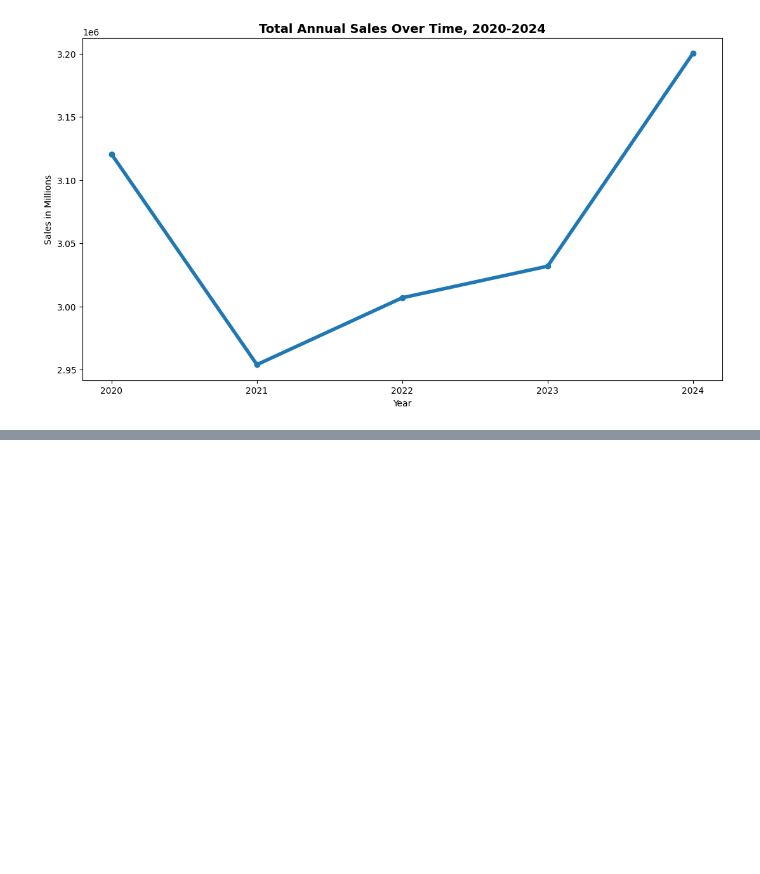
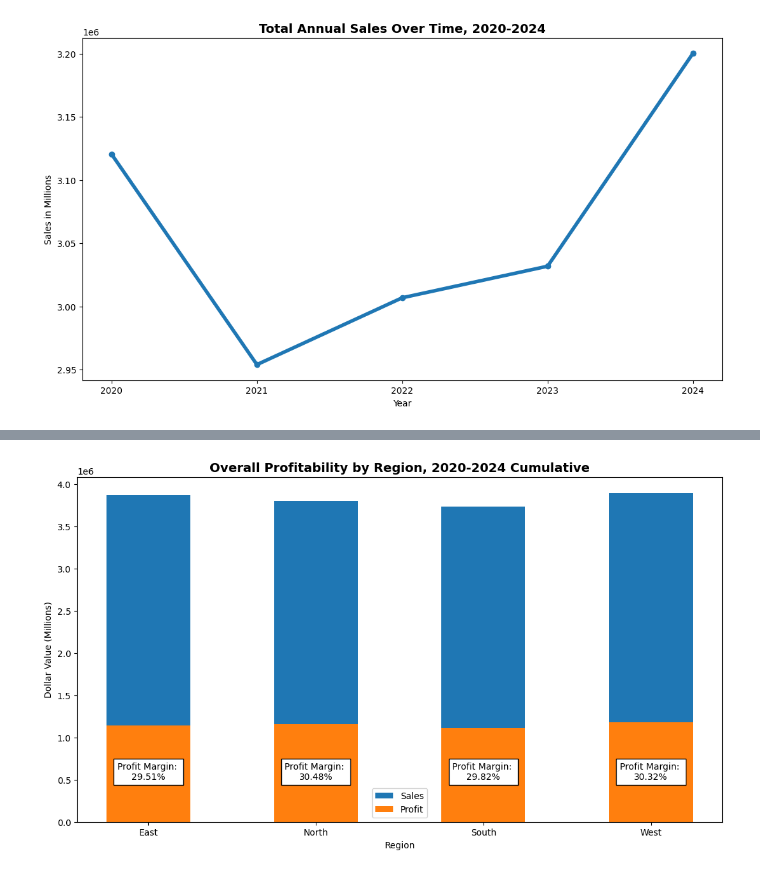
Before and after one commit to peachfiend-42/DA_M3_DataVizChallenge, a Jupyter notebook: data_viz_ethics_challenge.ipynb, the cells around one changed output, grey strips where cells are left out. Saved outputs shown, nothing was run; the diff lists cells and outputs as text; code cells hidden in the pictures; blank space fills up the shorter version.

```diff
--- a/data_viz_ethics_challenge.ipynb
+++ b/data_viz_ethics_challenge.ipynb
@@ -181,0 +178,31 @@ plt.show()
+# %%
+# does profitability vary by region?
+
+# sum up regional sales
+regional_sales = coffee_df.groupby('Region')['Sales'].sum().reset_index()
+# sum up regional profits
+regional_profit = coffee_df.groupby('Region')['Profit'].sum().reset_index()
+# merge sales and profits dataframes
+regional_KPIs = regional_sales.merge(regional_profit, how='inner')
+# add a profit margin column
+regional_KPIs['Profit_Margin'] = (regional_KPIs['Profit'] / regional_KPIs['Sales'])*100
+# limit profit margin percentage to 2 decimal places
+regional_KPIs['Profit_Margin'] = regional_KPIs['Profit_Margin'].map('{:,.2f}%'.format)
+
+# plot Sales and Profit on primary y-axis as bars; use Profit_Margin as a label
+plt.figure(figsize=(13,7))
+plt.bar(regional_KPIs.index, regional_KPIs['Sales'], width=0.5)
+plt.bar(regional_KPIs.index, regional_KPIs['Profit'], width=0.5)
+plt.title("Overall Profitability by Region, 2020-2024 Cumulative", fontsize=14, fontweight="bold")
+plt.xticks(ticks=regional_KPIs.index, labels=regional_KPIs['Region'], fontsize=10)
+plt.xlabel('Region')
+plt.ylabel('Dollar Value (Millions)')
+plt.legend(regional_KPIs[['Sales', 'Profit']], loc='best')
+loop_counter = 0
+
+for i in regional_KPIs.index:
+    plt.text(loop_counter,500000,'Profit Margin: \n' + str(regional_KPIs['Profit_Margin'][loop_counter]), ha='center', bbox=dict(facecolor='white'))
+    loop_counter += 1
+plt.show()
+# %% [output]
+[figure, added]
```
Also changed, not shown: parts of 5 cells of this notebook.
